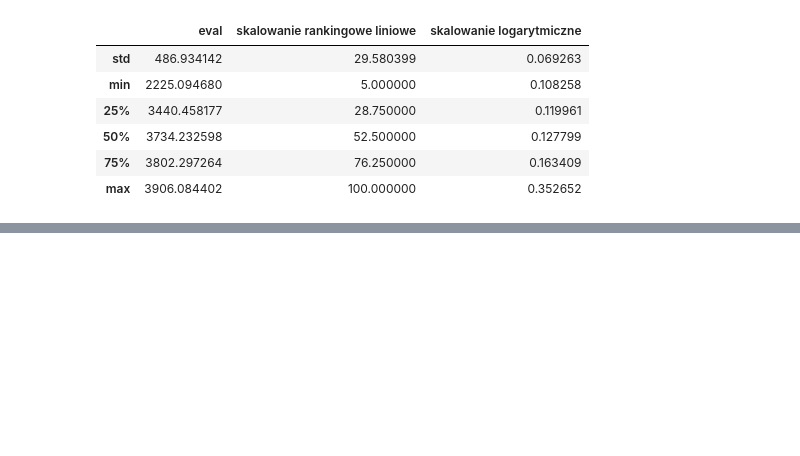
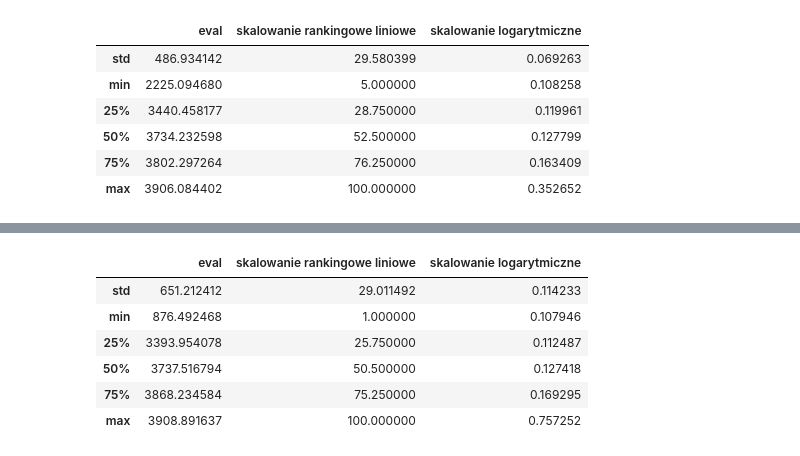
Before and after one commit to christopher-dabrowski/POSI-C2, a Jupyter notebook: Skalowanie.ipynb, the cells around one changed output, grey strips where cells are left out. Cells and saved outputs as stored; diff of their text form; code cells hidden in the pictures; blank space fills up the shorter version.

```diff
--- a/Skalowanie.ipynb
+++ b/Skalowanie.ipynb
@@ -325,0 +360,11 @@ fig.write_image("fig.svg")
+# %%
+df = big_sample
+df.iloc[:, 3:].describe().iloc[2:]
+# %% [output]
+|  | eval | skalowanie rankingowe liniowe | skalowanie logarytmiczne |
+| std | 651.212412 | 29.011492 | 0.114233 |
+| min | 876.492468 | 1.000000 | 0.107946 |
+| 25% | 3393.954078 | 25.750000 | 0.112487 |
+| 50% | 3737.516794 | 50.500000 | 0.127418 |
+| 75% | 3868.234584 | 75.250000 | 0.169295 |
+| max | 3908.891637 | 100.000000 | 0.757252 |
```
Also changed, not shown: parts of 10 cells of this notebook.
